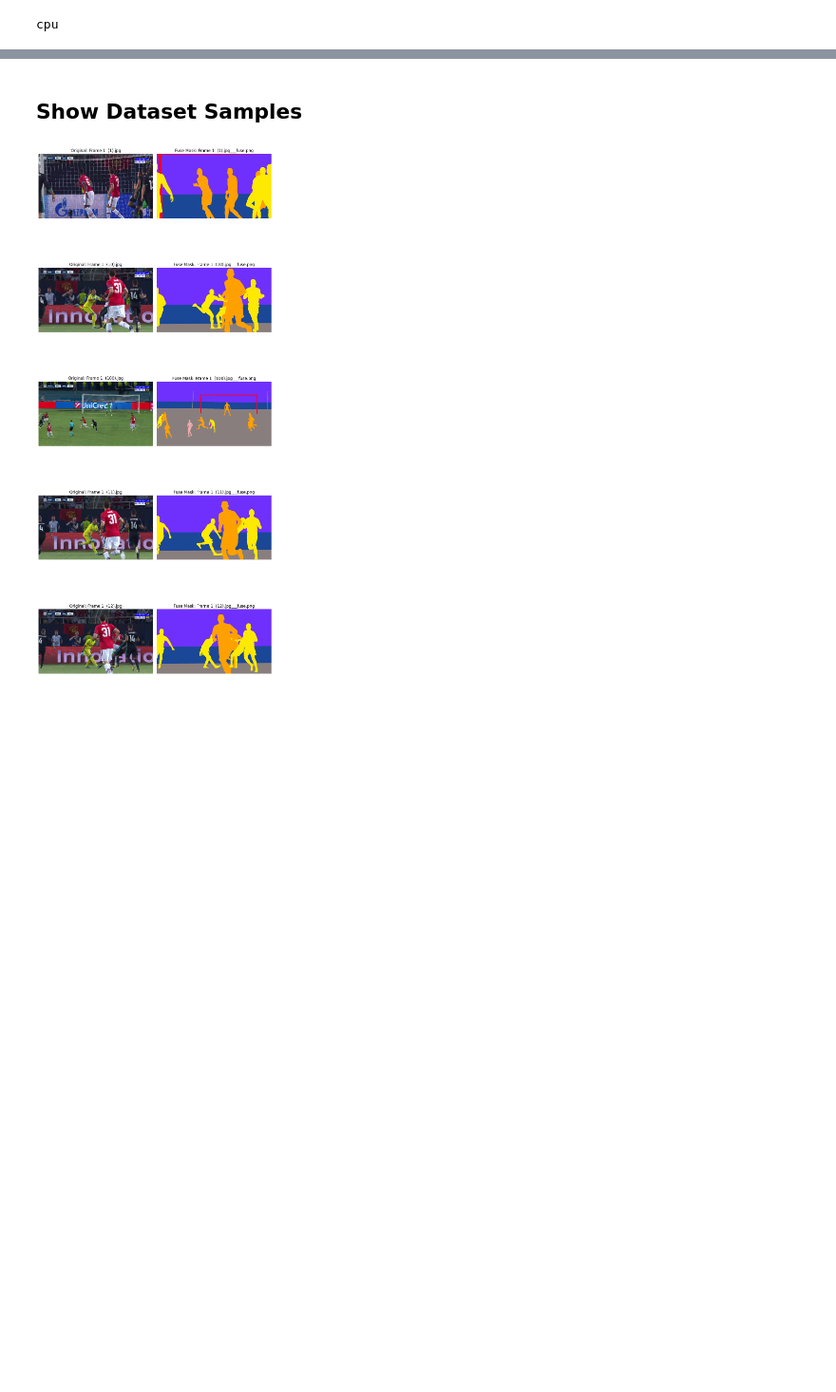
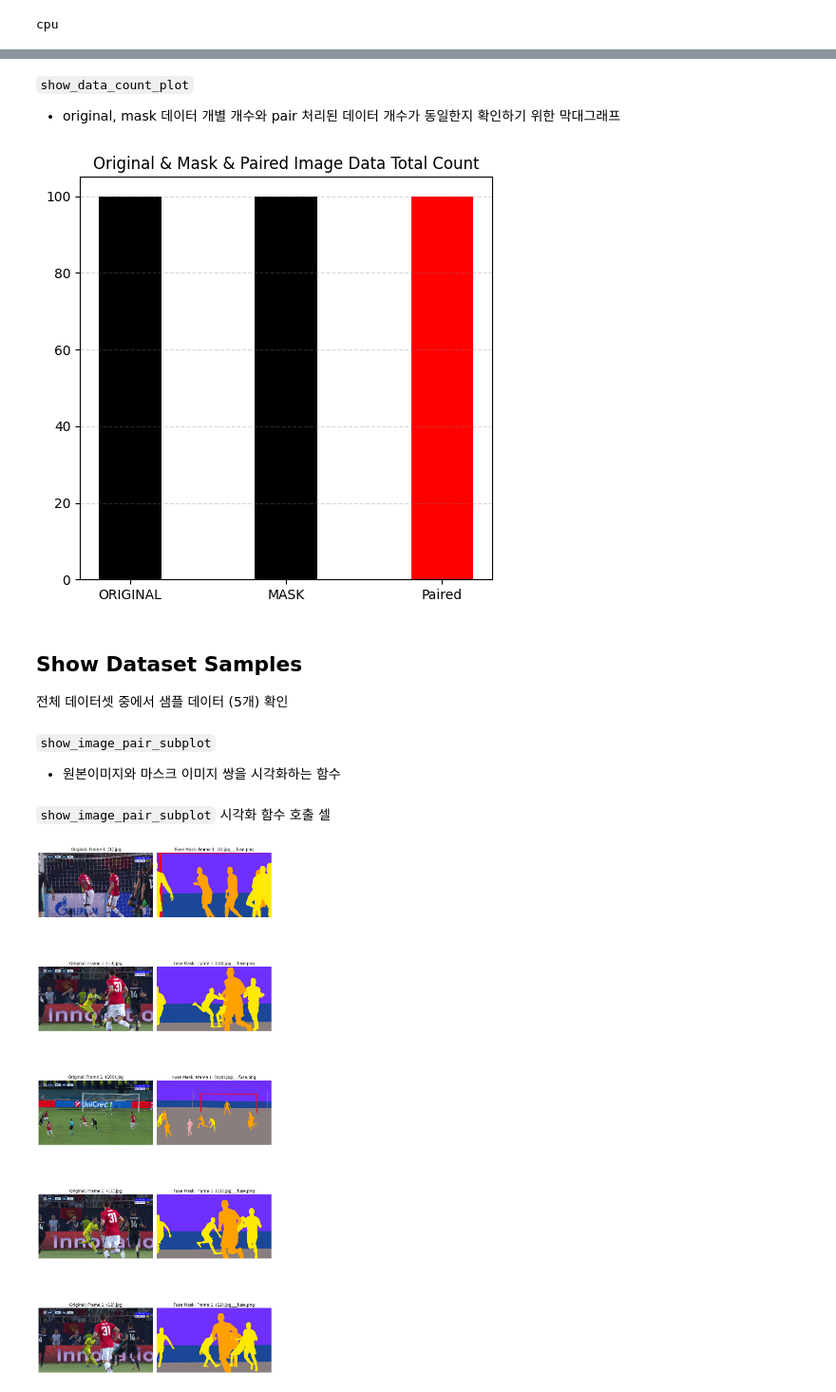
Before and after one commit to dev-carki/codeit_sprint, a Jupyter notebook: Mission/M_08/08_5팀_노준혁.ipynb, the cells around one changed output, grey strips where cells are left out. Shown at 95% size. Drawn from its saved outputs; the diff is of its cells as text; code cells hidden in the pictures; blank space fills up the shorter version.

```diff
--- a/Mission/M_08/08_5팀_노준혁.ipynb
+++ b/Mission/M_08/08_5팀_노준혁.ipynb
@@ -132,5 +186,30 @@ print(image_pairs[0])
+# %% [markdown]
+`show_data_count_plot`
+- original, mask 데이터 개별 개수와 pair 처리된 데이터 개수가 동일한지 확인하기 위한 막대그래프
+# %%
+def show_data_count_plot():
+    SHOW_COUNT = np.arange(3)
+    X_DATA_CATEGORY = ['ORIGINAL', 'MASK', 'Paired']
+    Y_DATA_COUNT = [len(original_files), len(fuse_files), len(image_pairs)]
+    BAR_COLORS = ['black', 'black', 'red']
+
+    plt.figure(figsize=(5, 5))
+    plt.bar(SHOW_COUNT, Y_DATA_COUNT, color=BAR_COLORS, width=0.4)
+    plt.xticks(SHOW_COUNT, X_DATA_CATEGORY)
+    plt.grid(True, axis='y', color='gray', alpha=0.3, linestyle='--')
+    plt.title('Original & Mask & Paired Image Data Total Count')
+    plt.tight_layout()
+    plt.show()
+
+show_data_count_plot()
+# %% [output]
+[figure, added]
 # %% [markdown]
 ## Show Dataset Samples
+전체 데이터셋 중에서 샘플 데이터 (5개) 확인
+# %% [markdown]
+`show_image_pair_subplot`
+- 원본이미지와 마스크 이미지 쌍을 시각화하는 함수
 # %%
 def show_image_pair_subplot(image_pair_list, image_count=5):
     '''
@@ -160,6 +239,8 @@ def show_image_pair_subplot(image_pair_list, image_count=5):
 
     plt.tight_layout()
     plt.show()
+# %% [markdown]
+`show_image_pair_subplot` 시각화 함수 호출 셀
 # %%
 NUM_SAMPLE = 5
 
```
Also changed, not shown: parts of 21 cells of this notebook, 1 other file.
